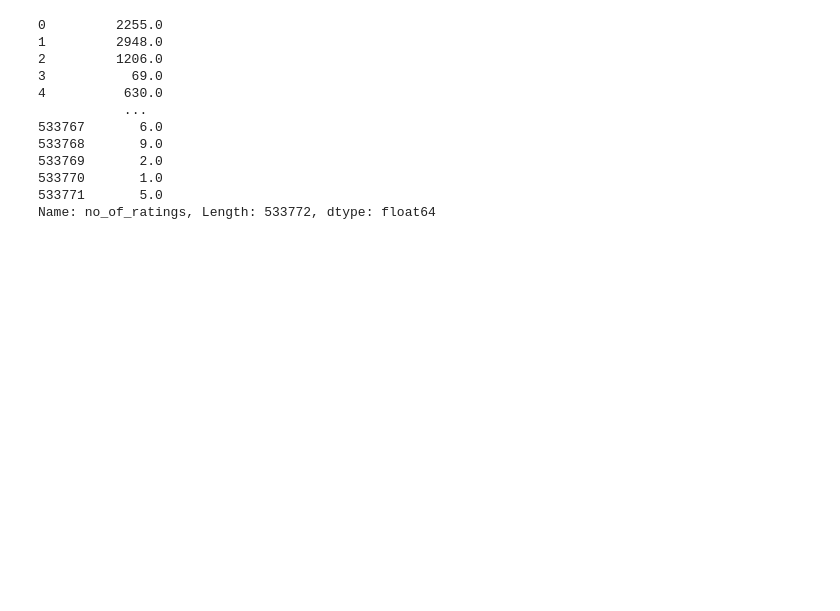
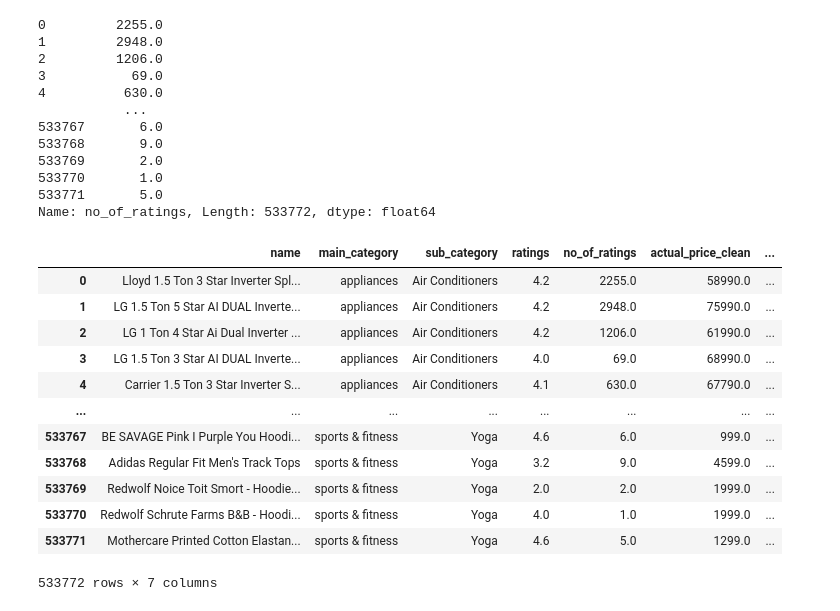
Before and after one commit to saiyashverdhan/v1_AmazonSales2023, a Jupyter notebook: v3_cleaning.ipynb, the cells around one changed output. Saved outputs shown, nothing was run; the diff lists cells and outputs as text; code cells hidden in the pictures; blank space fills up the shorter version.

```diff
--- a/v3_cleaning.ipynb
+++ b/v3_cleaning.ipynb
@@ -320,3 +354,19 @@ df['no_of_ratings']
 533770       1.0
 533771       5.0
 Name: no_of_ratings, Length: 533772, dtype: float64
+# %%
+df
+# %% [output]
+|  | name | main_category | sub_category | ratings | no_of_ratings | actual_price_clean | ... |
+| 0 | Lloyd 1.5 Ton 3 Star Inverter Spl... | appliances | Air Conditioners | 4.2 | 2255.0 | 58990.0 | ... |
+| 1 | LG 1.5 Ton 5 Star AI DUAL Inverte... | appliances | Air Conditioners | 4.2 | 2948.0 | 75990.0 | ... |
+| 2 | LG 1 Ton 4 Star Ai Dual Inverter ... | appliances | Air Conditioners | 4.2 | 1206.0 | 61990.0 | ... |
+| 3 | LG 1.5 Ton 3 Star AI DUAL Inverte... | appliances | Air Conditioners | 4.0 | 69.0 | 68990.0 | ... |
+| 4 | Carrier 1.5 Ton 3 Star Inverter S... | appliances | Air Conditioners | 4.1 | 630.0 | 67790.0 | ... |
+| ... | ... | ... | ... | ... | ... | ... | ... |
+| 533767 | BE SAVAGE Pink I Purple You Hoodi... | sports & fitness | Yoga | 4.6 | 6.0 | 999.0 | ... |
+| 533768 | Adidas Regular Fit Men's Track Tops | sports & fitness | Yoga | 3.2 | 9.0 | 4599.0 | ... |
+| 533769 | Redwolf Noice Toit Smort - Hoodie... | sports & fitness | Yoga | 2.0 | 2.0 | 1999.0 | ... |
+| 533770 | Redwolf Schrute Farms B&B - Hoodi... | sports & fitness | Yoga | 4.0 | 1.0 | 1999.0 | ... |
+| 533771 | Mothercare Printed Cotton Elastan... | sports & fitness | Yoga | 4.6 | 5.0 | 1299.0 | ... |
+533772 rows × 7 columns
```
Also changed, not shown: parts of 11 cells of this notebook.
